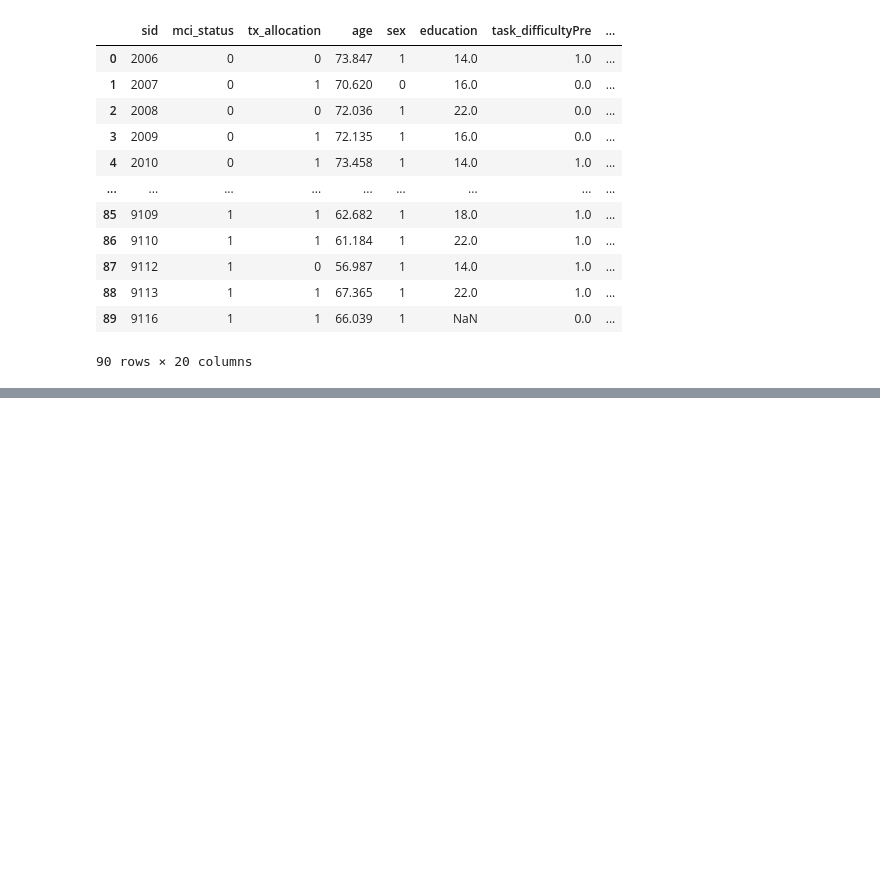
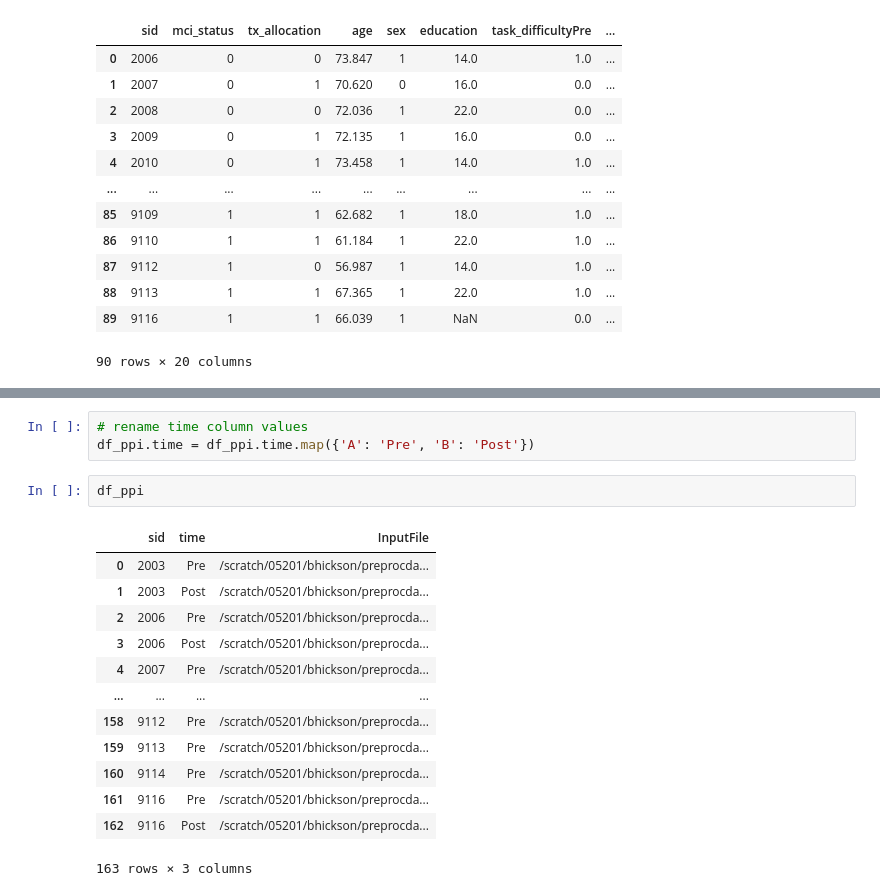
Before and after one commit to tbweng/lllt, a Jupyter notebook: lme.ipynb, the cells around one changed output, grey strips where cells are left out. Drawn from its saved outputs; the diff is of its cells as text; blank space fills up the shorter version.

```diff
--- a/lme.ipynb
+++ b/lme.ipynb
@@ -63,0 +88,19 @@ for i in ppi_list:
+# %%
+# rename time column values
+df_ppi.time = df_ppi.time.map({'A': 'Pre', 'B': 'Post'})
+# %%
+df_ppi
+# %% [output]
+|  | sid | time | InputFile |
+| 0 | 2003 | Pre | /scratch/05201/bhickson/preprocda... |
+| 1 | 2003 | Post | /scratch/05201/bhickson/preprocda... |
+| 2 | 2006 | Pre | /scratch/05201/bhickson/preprocda... |
+| 3 | 2006 | Post | /scratch/05201/bhickson/preprocda... |
+| 4 | 2007 | Pre | /scratch/05201/bhickson/preprocda... |
+| ... | ... | ... | ... |
+| 158 | 9112 | Pre | /scratch/05201/bhickson/preprocda... |
+| 159 | 9113 | Pre | /scratch/05201/bhickson/preprocda... |
+| 160 | 9114 | Pre | /scratch/05201/bhickson/preprocda... |
+| 161 | 9116 | Pre | /scratch/05201/bhickson/preprocda... |
+| 162 | 9116 | Post | /scratch/05201/bhickson/preprocda... |
+163 rows × 3 columns
```
Also changed, not shown: parts of 12 cells of this notebook.
